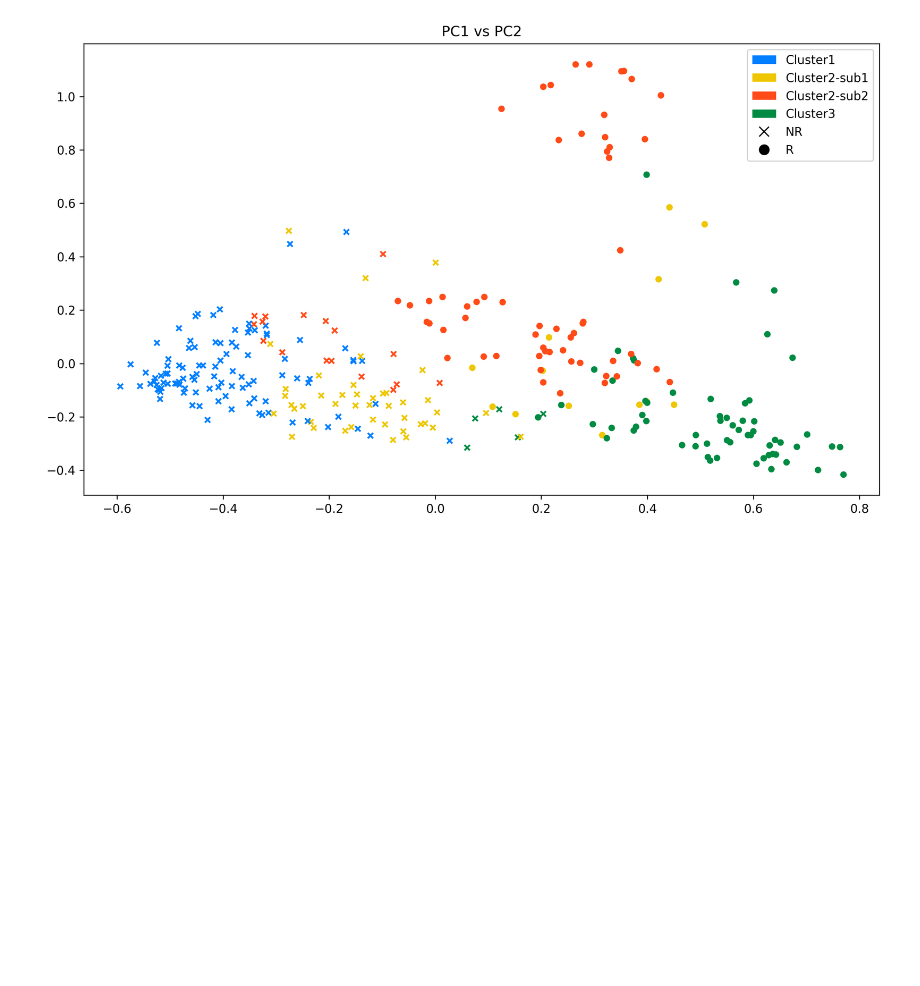
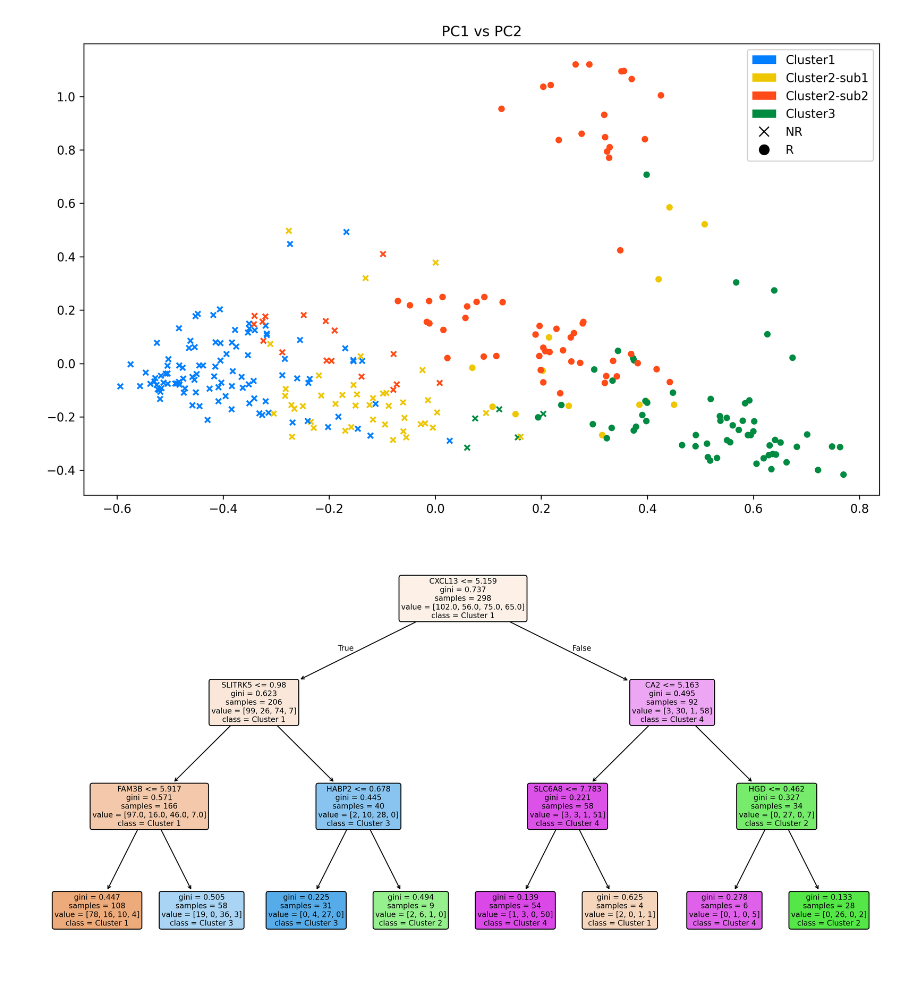
Before and after one commit to Tianyi-Shi-Tsukuba/Metastatic-Urothelial-Carcinoma-Clustering-SHAP, a Jupyter notebook: IMvigor210_SHAP_clustering.ipynb, the cells around one changed output. Drawn from its saved outputs; the diff is of its cells as text; code cells hidden in the pictures; blank space fills up the shorter version.

```diff
--- a/IMvigor210_SHAP_clustering.ipynb
+++ b/IMvigor210_SHAP_clustering.ipynb
@@ -203,7 +206,6 @@ def spectral_clustering(similarity_matrix, num_clusters):
 
 similarity_matrix = SC_nSNN(pca_components[:, :5],95,1.5)
 num_clusters =4
-clusters_nr = spectral_clustering(similarity_matrix, num_clusters)
 clusters = spectral_clustering(similarity_matrix, num_clusters)
 
 for i in range(len(clusters)):
@@ -232,14 +234,14 @@ def map_cluster_to_color(cluster):
     else:
         return "#008B43"
 
-clusters_nr = [map_cluster_to_color(cluster) for cluster in clusters]
+clusters_color = [map_cluster_to_color(cluster) for cluster in clusters]
 # %%
 all_shap2 = shap_values.values
 
 pca = PCA(n_components=20)
 PCA_dat_all = pca.fit_transform(all_shap2)
 
-color_all = clusters_nr
+color_all = clusters_color
 txt = [1] * 131 + [0] * 167
 
 def get_marker(value):
@@ -263,3 +265,13 @@ plt.tight_layout()
 plt.show()
 # %% [output]
 [figure]
+# %%
+clusters_plus1 = clusters + 1
+clf = DecisionTreeClassifier(max_depth=3, random_state=42)
+clf.fit(all_shap, clusters_plus1)
+plt.figure(figsize=(16, 8),dpi=300)
+plot_tree(clf, feature_names=all_shap.columns, class_names=[f"Cluster {i}" for i in np.unique(clusters_plus1)],
+          filled=True, rounded=True, fontsize=8)
+plt.show()
+# %% [output]
+[figure, added]
```
Also changed, not shown: parts of 2 cells of this notebook.
